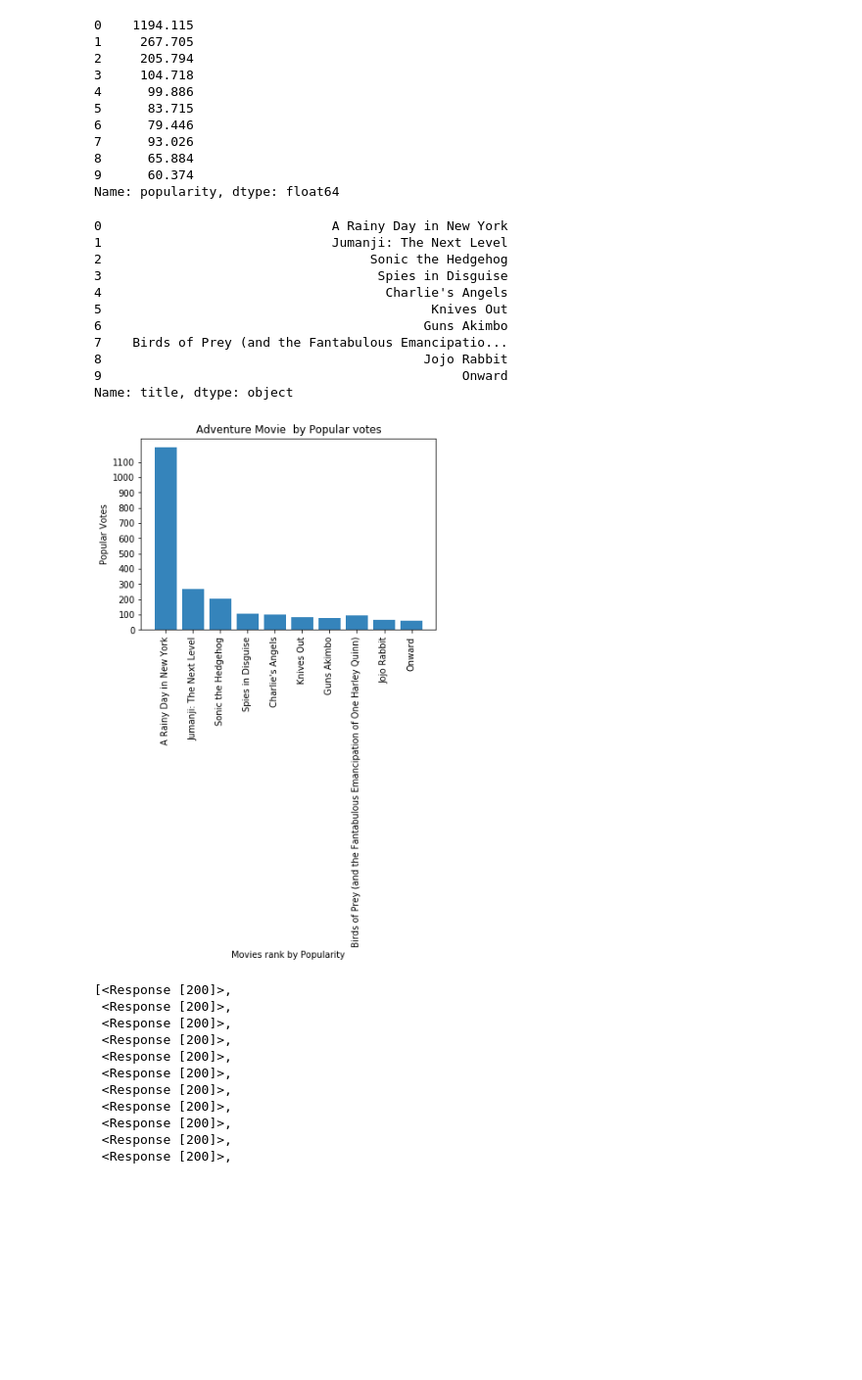
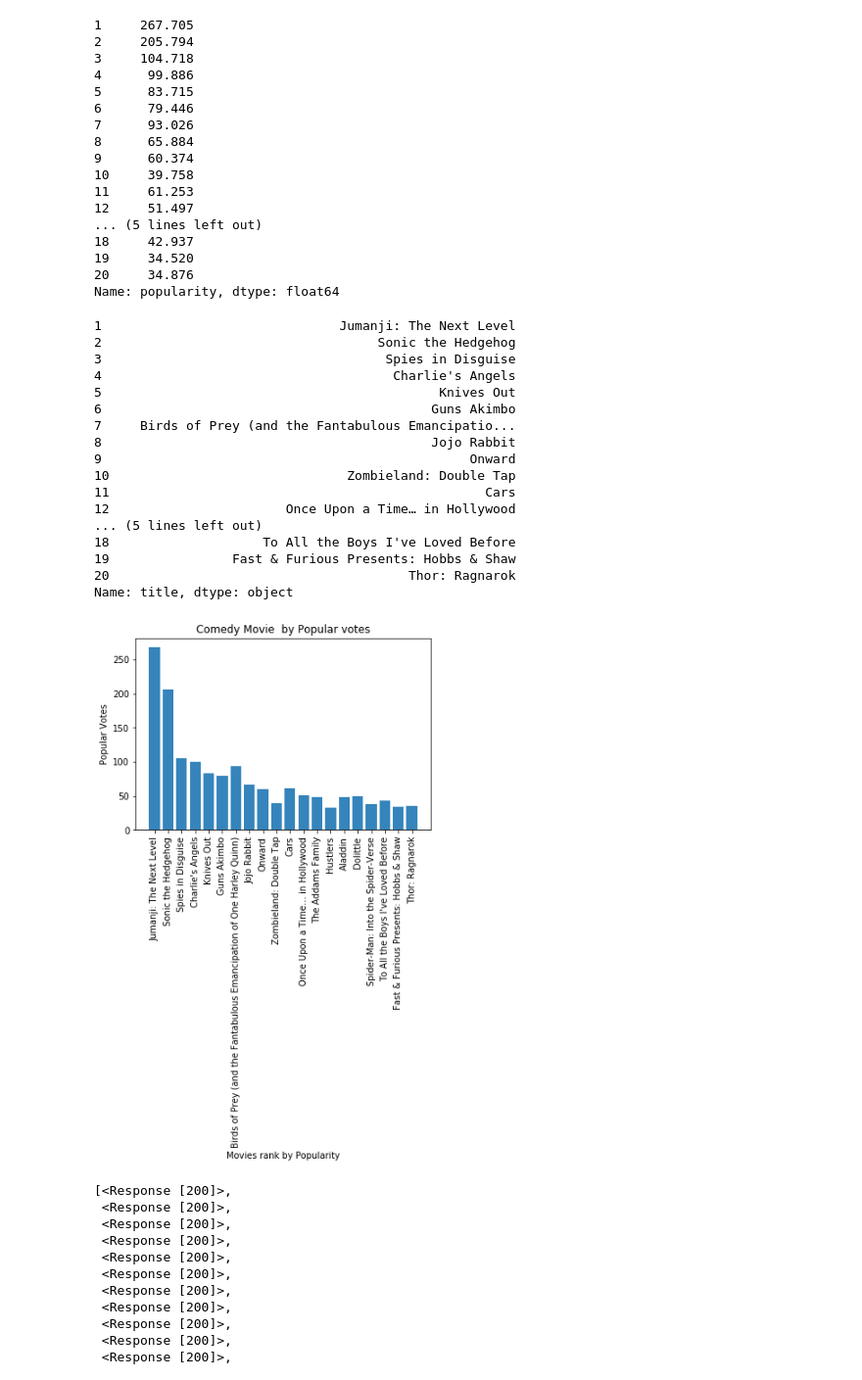
Before and after one commit to J-Joseph524/MEDIA-PROJECT-JJ-EO, a Jupyter notebook: Project.ipynb, the cells around one changed output. Shown at 98% size. Cells and saved outputs as stored; diff of their text form; code cells hidden in the pictures; blank space fills up the shorter version.

```diff
--- a/Project.ipynb
+++ b/Project.ipynb
@@ -170,8 +188,10 @@ df2.head(30)
 | 27 | Up | 25.847 | 13669 | False | /nk11pvocdb5zbFhX5oq5YiLPYMo.jpg | 14160 | False | /6fX7NF6IUJCTVssei7Shgl9J6LL.jpg | ... |
 | 28 | Deported | 21.857 | 0 | False | /eguSmkHDV7VOBOfddcQlHOdK4dI.jpg | 654879 | False | /3hcV3AHMPfXR0qjeFxOjFvkR8He.jpg | ... |
 | 29 | Teenage Mutant Ninja Turtles | 33.793 | 4658 | False | /oDL2ryJ0sV2bmjgshVgJb3qzvwp.jpg | 98566 | False | /OqCXGt5nl1cHPeotxCDvXLLe6p.jpg | ... |
+# %%
+df2.drop(df2[df2['popularity'] > 1000.0].index, inplace = True)
 # %%
-df_com = df2[['title','popularity']].head(10)
+df_com = df2[['title','popularity']].head(20)
 df_com
 # %% [output]
 |  | title | popularity |
@@ -188,7 +230,6 @@ df_com
 # %%
 df_com['popularity']
 # %% [output]
-0    1194.115
 1     267.705
 2     205.794
 3     104.718
@@ -198,36 +239,49 @@ df_com['popularity']
 7      93.026
 8      65.884
 9      60.374
+10     39.758
+11     61.253
+12     51.497
+... (5 lines left out)
+18     42.937
+19     34.520
+20     34.876
 Name: popularity, dtype: float64
 # %%
 df_com['title']
 # %% [output]
-0                              A Rainy Day in New York
-1                              Jumanji: The Next Level
-2                                   Sonic the Hedgehog
-3                                    Spies in Disguise
-4                                     Charlie's Angels
-5                                           Knives Out
-6                                          Guns Akimbo
-7    Birds of Prey (and the Fantabulous Emancipatio...
-8                                          Jojo Rabbit
-9                                               Onward
+1                               Jumanji: The Next Level
+2                                    Sonic the Hedgehog
+3                                     Spies in Disguise
+4                                      Charlie's Angels
+5                                            Knives Out
+6                                           Guns Akimbo
+7     Birds of Prey (and the Fantabulous Emancipatio...
+8                                           Jojo Rabbit
+9                                                Onward
+10                               Zombieland: Double Tap
+11                                                 Cars
+12                       Once Upon a Time… in Hollywood
+... (5 lines left out)
+18                    To All the Boys I've Loved Before
+19                Fast & Furious Presents: Hobbs & Shaw
+20                                       Thor: Ragnarok
 Name: title, dtype: object
 # %%
 objects = df_com['title']
 # y_pos = np.arange(len(objects))
 popularity= df_com['popularity']
 
 plt.bar(objects, popularity, align='center', alpha=0.9)
 plt.xticks(objects,rotation=90, rotation_mode="default")
-plt.yticks(np.arange(0, 1200, step=100))
+plt.yticks(np.arange(0, 300, step=50))
 plt.ylabel('Popular Votes')
 plt.xlabel('Movies rank by Popularity')
-plt.title('Adventure Movie  by Popular votes')
+plt.title('Comedy Movie  by Popular votes')
 
 plt.show()
 # %% [output]
-[figure, old version]
+[figure, new version]
 # %%
 revenue_adv = []
 for i in range(1,20):
```
Also changed, not shown: parts of 61 cells of this notebook.
